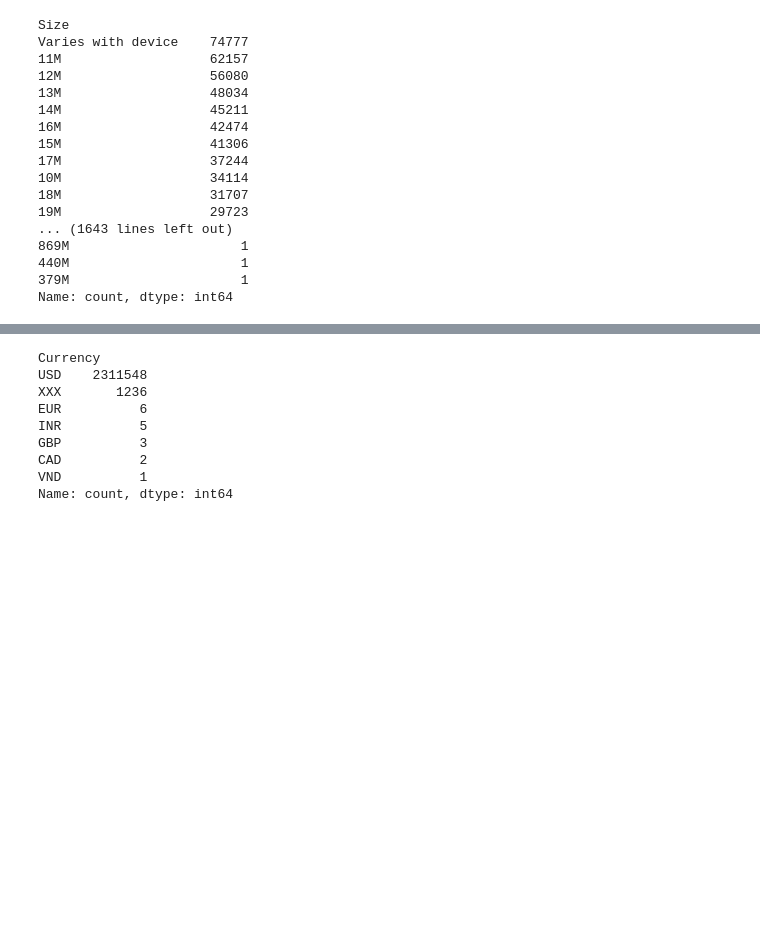
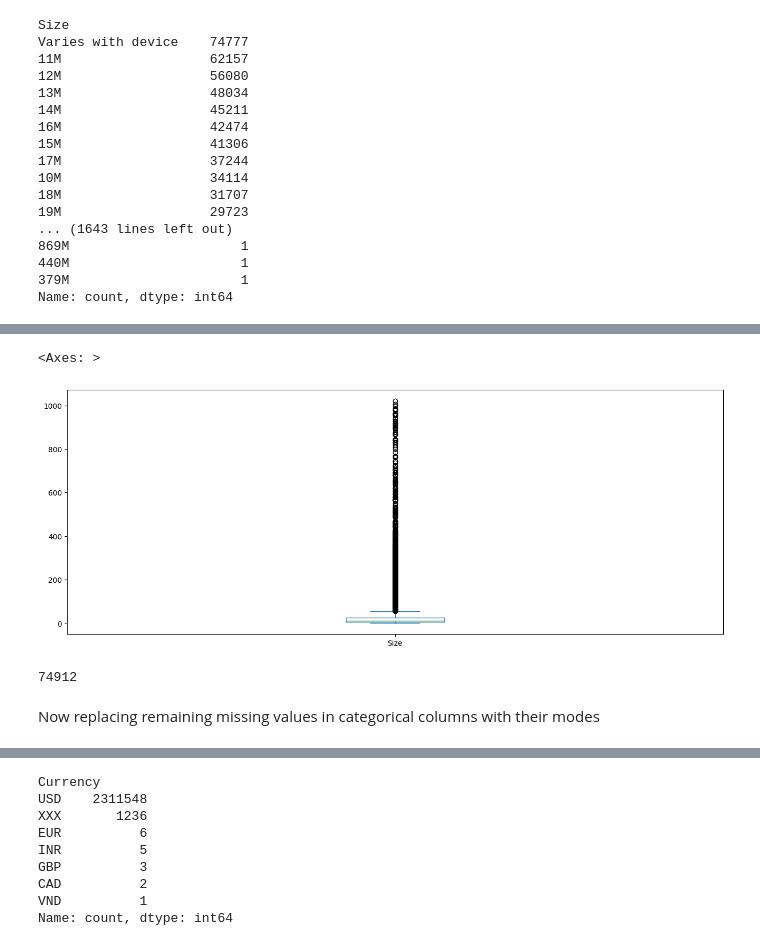
Before and after one commit to mozammilkarim/app_store_data_eda, a Jupyter notebook: app_store.ipynb, the cells around one changed output, grey strips where cells are left out. Drawn from its saved outputs; the diff is of its cells as text; code cells hidden in the pictures; blank space fills up the shorter version.

```diff
--- a/app_store.ipynb
+++ b/app_store.ipynb
@@ -250,0 +392,10 @@ convert_data_sizes("1,02k")
+# %%
+# Size has two many outliers
+df["Size"].plot(kind="box",figsize=(16,6))
+# %% [output]
+<Axes: >
+[figure, added]
+# %%
+df["Size"].isnull().sum()
+# %% [output]
+74912
@@ -250,0 +406,2 @@ convert_data_sizes("1,02k")
+# %% [markdown]
+Now replacing remaining missing values in categorical columns with their modes
```
Also changed, not shown: parts of 52 cells of this notebook.
